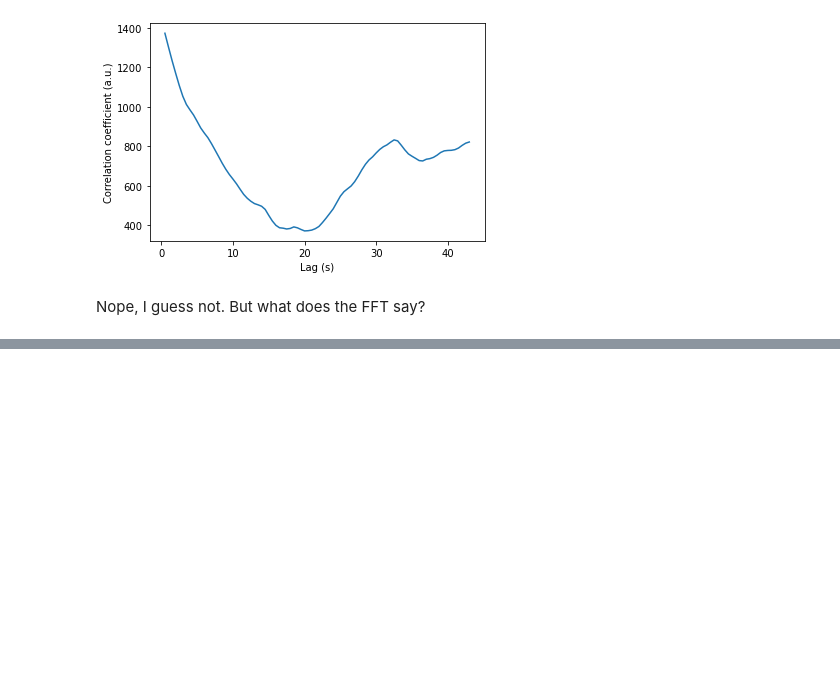
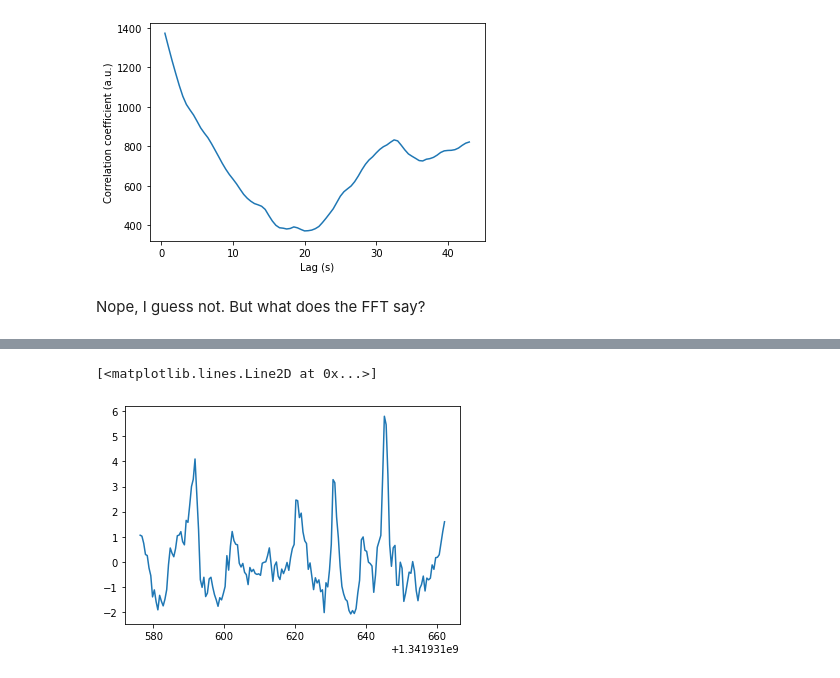
Before and after one commit to nhurleywalker/GPMTransient, a Jupyter notebook: dynspec/autocorrelation.ipynb, the cells around one changed output, grey strips where cells are left out. Cells and saved outputs as stored; diff of their text form; code cells hidden in the pictures; blank space fills up the shorter version.

```diff
--- a/dynspec/autocorrelation.ipynb
+++ b/dynspec/autocorrelation.ipynb
@@ -309,0 +318,6 @@ It's still impossible to pick out any feature that doesn't looks like a harmonic
+# %%
+residuals = s.ydata - s.yhat
+plt.plot(dynspec_pruned2.t, residuals)
+# %% [output]
+[<matplotlib.lines.Line2D at 0x...>]
+[figure, added]
```
Also changed, not shown: parts of 14 cells of this notebook.
